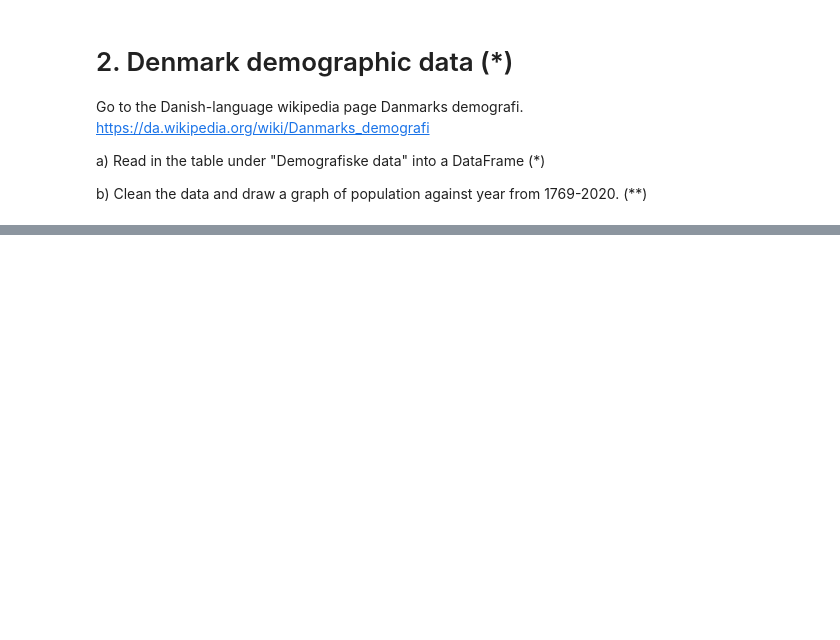
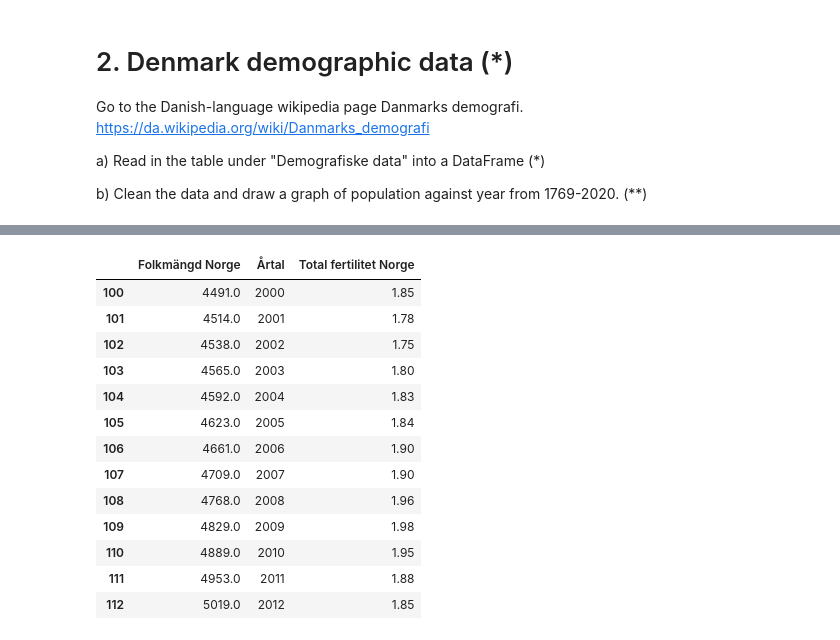
Before and after one commit to jwiegert/databehandling-joachim-wiegert, a Jupyter notebook: exercises/ex02_mergingdata.ipynb, the cells around one changed output, grey strips where cells are left out. Drawn from its saved outputs; the diff is of its cells as text; code cells hidden in the pictures; blank space fills up the shorter version.

```diff
--- a/exercises/ex02_mergingdata.ipynb
+++ b/exercises/ex02_mergingdata.ipynb
@@ -178,0 +260,29 @@ Go to the Danish-language wikipedia page Danmarks demografi. https://da.wikipedi
+# %%
+# Load fertility from english wikipage
+link = "https://en.wikipedia.org/wiki/Demographics_of_Norway"
+keyword = "Total fertility"
+
+norwayeng = pd.read_html(
+    link,
+    match=keyword,
+    thousands=",",
+    decimal="."
+)[0]
+
+# Drop all columns but the last one where the fertility rate is
+# Rename the last column also
+norwayeng = norwayeng.drop(
+    norwayeng.columns[1:-1], axis="columns"
+).rename(
+    {norwayeng.columns[-1]:"Total fertilitet Norge"}, axis="columns"
+)
+
+# Merge with previous norway data
+# Remove old Årtal, and change new Unnamed to Årtal
+norwaypop = pd.concat(
+    [norwaypop,norwayeng], axis="columns"
+).drop(
+    "Årtal", axis="columns"
+).rename(
+    {"Unnamed: 0":"Årtal"}, axis="columns"
+)
@@ -178,0 +303,17 @@ Go to the Danish-language wikipedia page Danmarks demografi. https://da.wikipedi
+# %%
+norwaypop.iloc[100:113]
+# %% [output]
+|  | Folkmängd Norge | Årtal | Total fertilitet Norge |
+| 100 | 4491.0 | 2000 | 1.85 |
+| 101 | 4514.0 | 2001 | 1.78 |
+| 102 | 4538.0 | 2002 | 1.75 |
+| 103 | 4565.0 | 2003 | 1.80 |
+| 104 | 4592.0 | 2004 | 1.83 |
+| 105 | 4623.0 | 2005 | 1.84 |
+| 106 | 4661.0 | 2006 | 1.90 |
+| 107 | 4709.0 | 2007 | 1.90 |
+| 108 | 4768.0 | 2008 | 1.96 |
+| 109 | 4829.0 | 2009 | 1.98 |
+| 110 | 4889.0 | 2010 | 1.95 |
+| 111 | 4953.0 | 2011 | 1.88 |
+| 112 | 5019.0 | 2012 | 1.85 |
```
Also changed, not shown: parts of 15 cells of this notebook, 2 other files.
